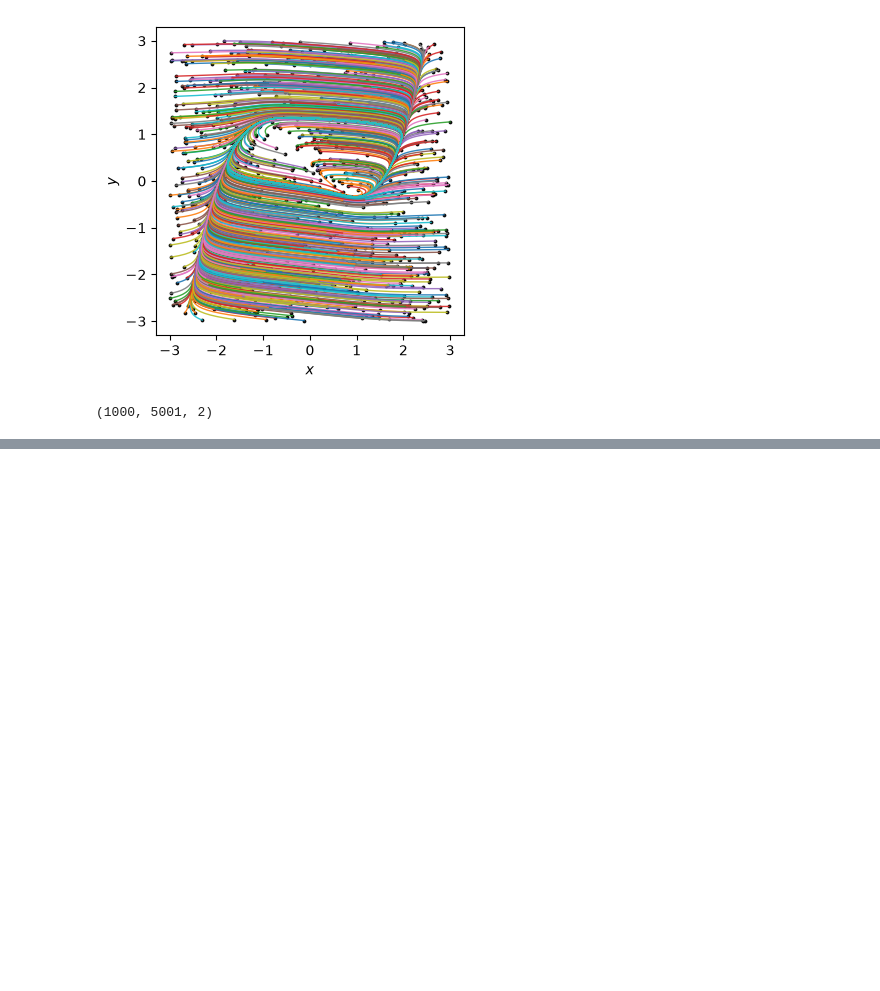
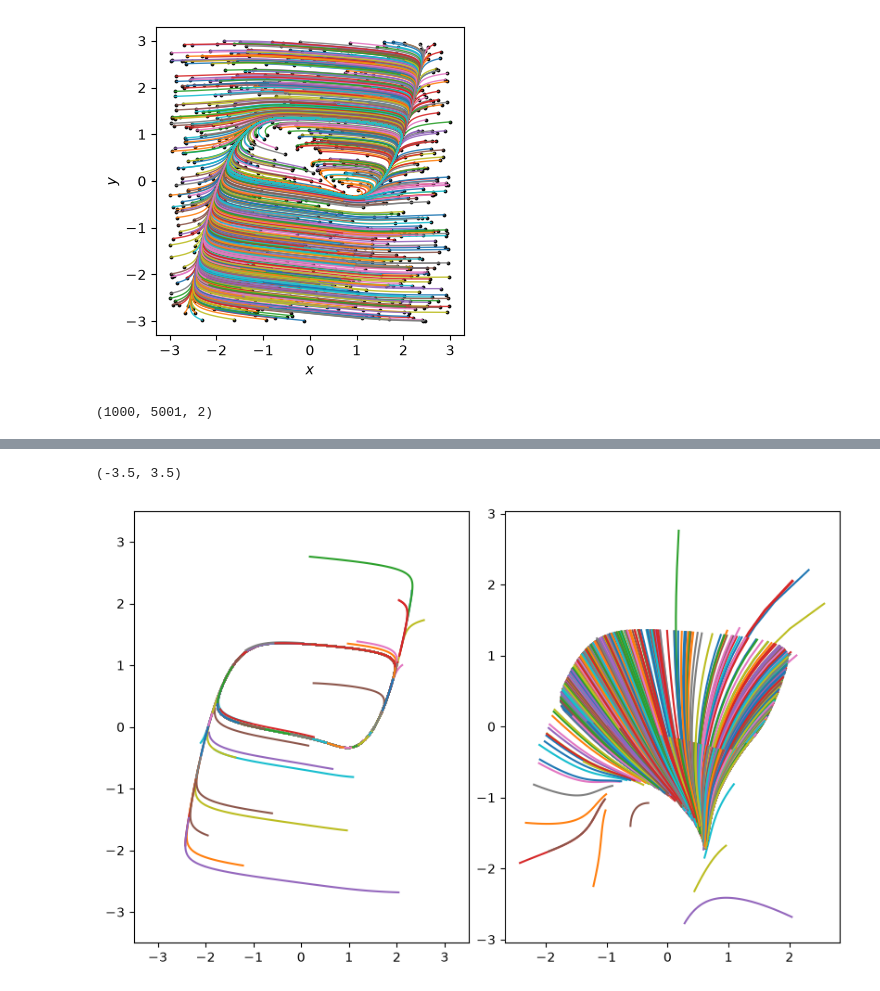
Before and after one commit to Jhko725/deep_isochron, a Jupyter notebook: prototype.ipynb, the cells around one changed output, grey strips where cells are left out. Saved outputs shown, nothing was run; the diff lists cells and outputs as text; code cells hidden in the pictures; blank space fills up the shorter version.

```diff
--- a/prototype.ipynb
+++ b/prototype.ipynb
@@ -201,0 +251,21 @@ Array(3.8191672e-14, dtype=float64)
+# %%
+dataset = TimeSeriesDataset(t, u_train)
+loader = SegmentLoader(
+    dataset,
+    segment_length=100,
+    batch_strategy=RandomSampleBatching(batch_size=2048),
+)
+loader_state = loader.init()
+batch, loader_state = loader.load_batch(loader_state)
+# %%
+batch_pred = eqx.filter_vmap(autoencoder)(batch[0], batch[1][:, 0])[0]
+# %%
+fig, axes = plt.subplots(1, 2, figsize=(8, 5), constrained_layout=True)
+for i in range(0, len(batch[1]), 2):
+    axes[0].plot(*batch[1][i].T)
+    axes[1].plot(*batch_pred[i].T)
+axes[0].set_xlim((-3.5, 3.5))
+axes[0].set_ylim((-3.5, 3.5))
+# %% [output]
+(-3.5, 3.5)
+[figure, added]
```
Also changed, not shown: parts of 15 cells of this notebook, 10 other files.
